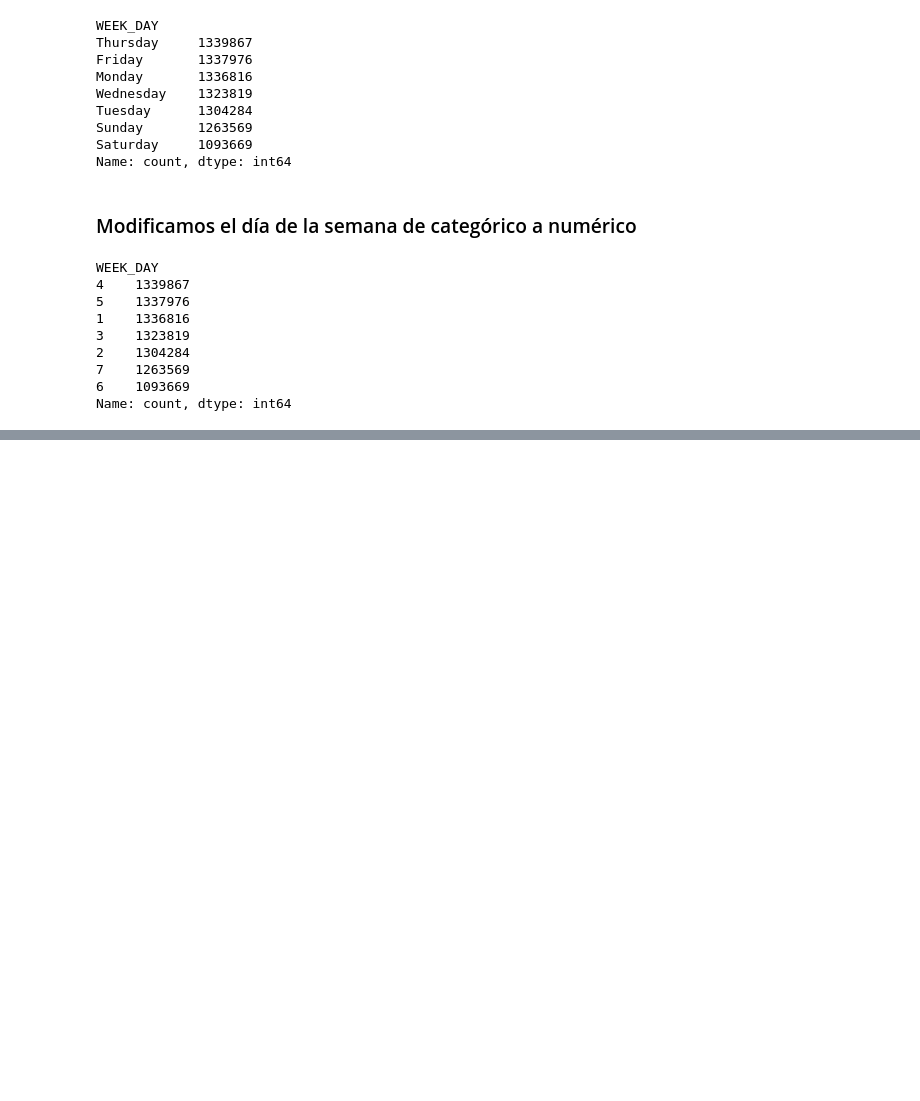
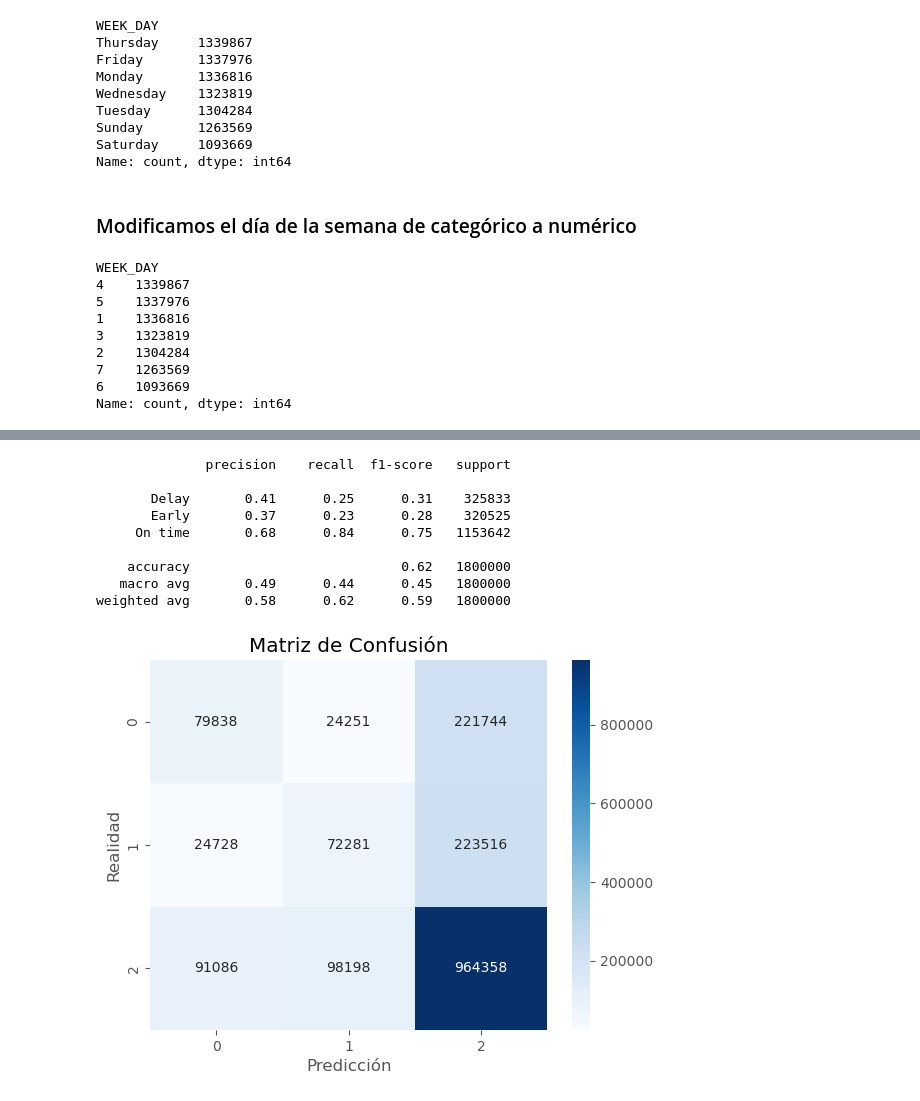
Before and after one commit to Andylmao/icd2024, a Jupyter notebook: practices/practica4ICD.ipynb, the cells around one changed output, grey strips where cells are left out. Cells and saved outputs as stored; diff of their text form; code cells hidden in the pictures; blank space fills up the shorter version.

```diff
--- a/practices/practica4ICD.ipynb
+++ b/practices/practica4ICD.ipynb
@@ -395,0 +554,40 @@ airlin_df.to_csv('C:/Users/andyl/icd2024/procAirF.csv', index=False)
+# %%
+X = pca_df[['PC1', 'PC2']]
+y = pca_df['ARR_DELAY_CAT']
+# %%
+from sklearn.model_selection import train_test_split
+
+X_train, X_test, y_train, y_test = train_test_split(X, y, test_size=0.2, random_state=42)
+# %%
+from sklearn.metrics import classification_report, confusion_matrix
+
+# Entrenar un modelo (por ejemplo, Random Forest)
+from sklearn.ensemble import RandomForestClassifier
+
+model = RandomForestClassifier(random_state=42)
+model.fit(X_train, y_train)
+
+# Predecir y evaluar
+y_pred = model.predict(X_test)
+
+
+print(classification_report(y_test, y_pred))
+
+
+conf_matrix = confusion_matrix(y_test, y_pred)
+sns.heatmap(conf_matrix, annot=True, fmt='d', cmap='Blues')
+plt.title('Matriz de Confusión')
+plt.xlabel('Predicción')
+plt.ylabel('Realidad')
+plt.show()
+# %% [output]
+              precision    recall  f1-score   support
+
+       Delay       0.41      0.25      0.31    325833
+       Early       0.37      0.23      0.28    320525
+     On time       0.68      0.84      0.75   1153642
+
+    accuracy                           0.62   1800000
+   macro avg       0.49      0.44      0.45   1800000
+weighted avg       0.58      0.62      0.59   1800000
+[figure, added]
```
Also changed, not shown: parts of 12 cells of this notebook.
